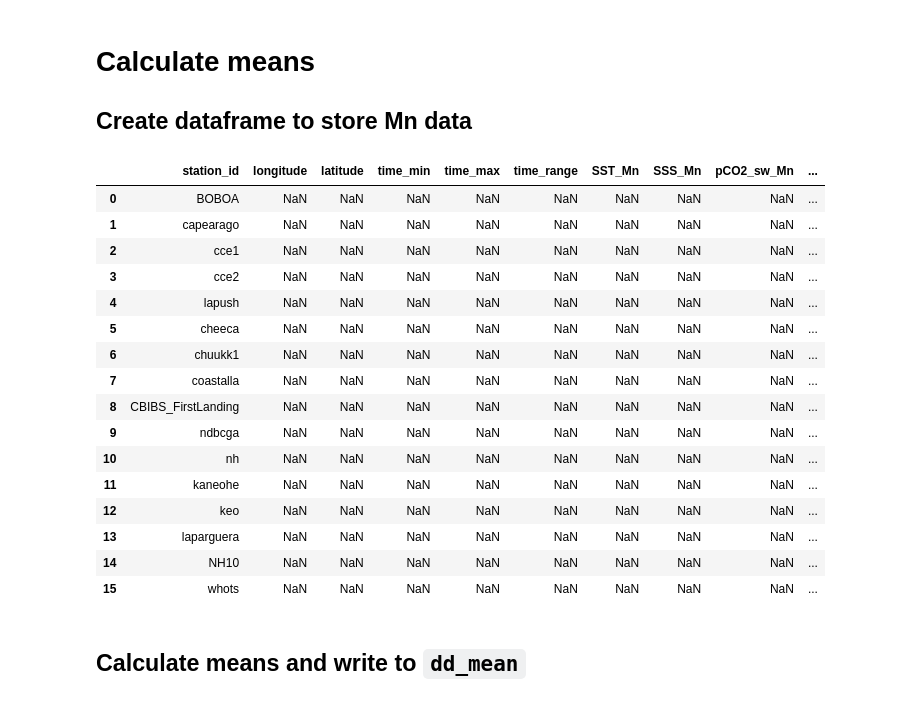
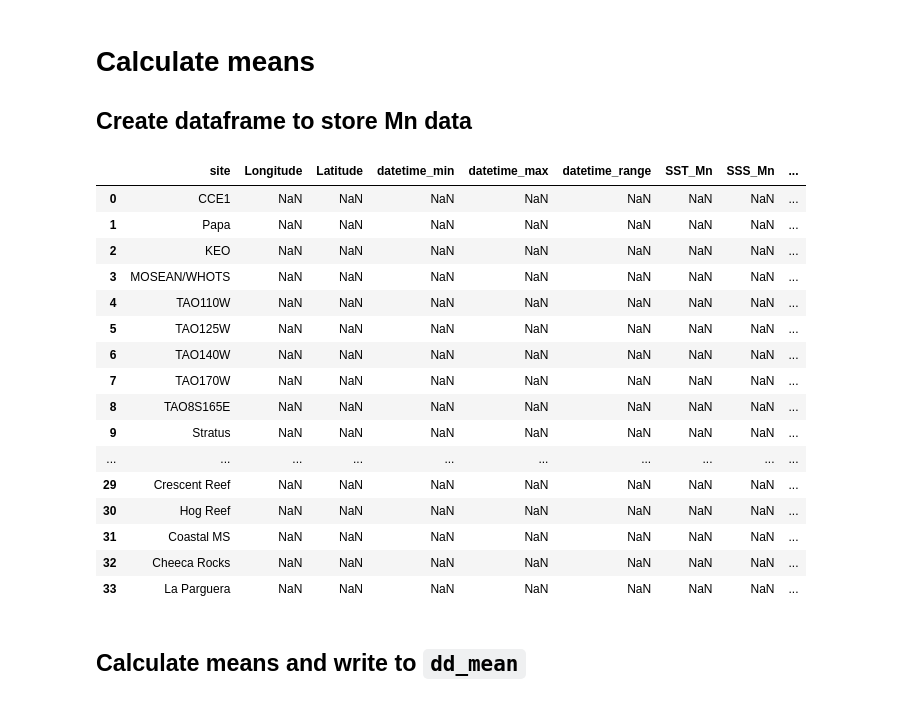
Before and after one commit to abby-baskind/YoE, a Jupyter notebook: buoy_analysis.ipynb, the cells around one changed output. Cells and saved outputs as stored; diff of their text form; code cells hidden in the pictures.

```diff
--- a/buoy_analysis.ipynb
+++ b/buoy_analysis.ipynb
@@ -82,0 +58,3 @@ df
+# %%
+df = pd.read_csv('/Users/akbaskind/Desktop/YoE/allbuoys.csv')
+df.head()
@@ -86,17 +75,12 @@ i.e. convert longitude strings to longitude numerics
 # %%
-df['longitude'] = pd.to_numeric(df['longitude'])
-df['latitude'] = pd.to_numeric(df['latitude'])
-df['pCO2_air'] = pd.to_numeric(df['pCO2_air'])
-df['xCO2_air'] = pd.to_numeric(df['xCO2_air'])
+df['Longitude'] = pd.to_numeric(df['Longitude'])
+df['Latitude'] = pd.to_numeric(df['Latitude'])
 df['pCO2_sw'] = pd.to_numeric(df['pCO2_sw'])
 df['pH_sw'] = pd.to_numeric(df['pH_sw'])
 df['SST'] = pd.to_numeric(df['SST'])
 df['SSS'] = pd.to_numeric(df['SSS'])
-df['DOXY'] = pd.to_numeric(df['DOXY'])
-df['CHL'] = pd.to_numeric(df['CHL'])
-df['NTU'] = pd.to_numeric(df['NTU'])
 df['fCO2'] = pd.to_numeric(df['fCO2'])
 df['OmegaAr'] = pd.to_numeric(df['OmegaAr'])
-df["time"] = pd.to_datetime(df["time"])
+df["datetime"] = pd.to_datetime(df["datetime"])
 df.head()
 # %% [output]
@@ -108,0 +95,4 @@ df.head()
+# %%
+df['fCO2_detrended'] = (df['fCO2'] -  1.89 * (df['datetime'].dt.year - 2000)) # * xr.ones_like(df['fCO2'])
+df['ph_detrended'] = (df['pH_sw'] + 0.0018 * (df['datetime'].dt.year - 2000)) # * xr.ones_like(df['pH_sw'])
+df['OmegaAr_detrended'] = (df['OmegaAr'] + 0.0078 * (df['datetime'].dt.year - 2000)) # * xr.ones_like(df['OmegaAr'])
@@ -182,42 +195,40 @@ d2g.upload(dd, spreadsheet_key, wks_name, credentials=credentials, row_names=Fal
 # Calculate means
 ## Create dataframe to store Mn data
 # %%
-dat = np.zeros(len(df['station_id'].unique()))
+dat = np.zeros(len(df['site'].unique()))
 dat[:] = np.nan
-data = {df.keys()[0]: df['station_id'].unique(),
-        df.keys()[1]: dat,              # lon
-        df.keys()[2]: dat,              # lat
-        df.keys()[3] + '_min': dat,     # time min
-        df.keys()[3] + '_max': dat,     # time max
-        df.keys()[3] + '_range': dat,   # time range
-        df.keys()[4] + '_Mn': dat,      # SST Mn
-        df.keys()[5] + '_Mn': dat,      # SSS Mn
-        df.keys()[6] + '_Mn': dat,      # pCO2_sw Mn
-        df.keys()[7] + '_Mn': dat,      # pCO2_air Mn
-        df.keys()[8] + '_Mn': dat,      # xCO2 Mn
-        df.keys()[9] + '_Mn': dat,      # pH Mn
-        df.keys()[13] + '_Mn': dat,     # fCO2 Mn
-        df.keys()[14] + '_Mn': dat}     # OmegaAr Mn
+data = {df.keys()[1]: df['site'].unique(),
+        df.keys()[4]: dat,              # lon
+        df.keys()[3]: dat,              # lat
+        df.keys()[2] + '_min': dat,    # time min
+        df.keys()[2] + '_max': dat,    # time max
+        df.keys()[2] + '_range': dat,  # time range
+        df.keys()[6] + '_Mn': dat,     # SST Std
+        df.keys()[5] + '_Mn': dat,     # SSS Std
+        df.keys()[7] + '_Mn': dat,     # pCO2_sw Std
+        df.keys()[12] + '_Mn': dat,     # pH Std
+        df.keys()[11] + '_Mn': dat,     # fCO2 Std
+        df.keys()[13] + '_Mn': dat}     # OmegaAr Std
 dd_mean = pd.DataFrame(data)
 dd_mean
 # %% [output]
-|  | station_id | longitude | latitude | time_min | time_max | time_range | SST_Mn | SSS_Mn | pCO2_sw_Mn | ... |
-| 0 | BOBOA | NaN | NaN | NaN | NaN | NaN | NaN | NaN | NaN | ... |
-| 1 | capearago | NaN | NaN | NaN | NaN | NaN | NaN | NaN | NaN | ... |
-| 2 | cce1 | NaN | NaN | NaN | NaN | NaN | NaN | NaN | NaN | ... |
-| 3 | cce2 | NaN | NaN | NaN | NaN | NaN | NaN | NaN | NaN | ... |
-| 4 | lapush | NaN | NaN | NaN | NaN | NaN | NaN | NaN | NaN | ... |
-| 5 | cheeca | NaN | NaN | NaN | NaN | NaN | NaN | NaN | NaN | ... |
-| 6 | chuukk1 | NaN | NaN | NaN | NaN | NaN | NaN | NaN | NaN | ... |
-| 7 | coastalla | NaN | NaN | NaN | NaN | NaN | NaN | NaN | NaN | ... |
-| 8 | CBIBS_FirstLanding | NaN | NaN | NaN | NaN | NaN | NaN | NaN | NaN | ... |
-| 9 | ndbcga | NaN | NaN | NaN | NaN | NaN | NaN | NaN | NaN | ... |
-| 10 | nh | NaN | NaN | NaN | NaN | NaN | NaN | NaN | NaN | ... |
-| 11 | kaneohe | NaN | NaN | NaN | NaN | NaN | NaN | NaN | NaN | ... |
-| 12 | keo | NaN | NaN | NaN | NaN | NaN | NaN | NaN | NaN | ... |
-| 13 | laparguera | NaN | NaN | NaN | NaN | NaN | NaN | NaN | NaN | ... |
-| 14 | NH10 | NaN | NaN | NaN | NaN | NaN | NaN | NaN | NaN | ... |
-| 15 | whots | NaN | NaN | NaN | NaN | NaN | NaN | NaN | NaN | ... |
+|  | site | Longitude | Latitude | datetime_min | datetime_max | datetime_range | SST_Mn | SSS_Mn | ... |
+| 0 | CCE1 | NaN | NaN | NaN | NaN | NaN | NaN | NaN | ... |
+| 1 | Papa | NaN | NaN | NaN | NaN | NaN | NaN | NaN | ... |
+| 2 | KEO | NaN | NaN | NaN | NaN | NaN | NaN | NaN | ... |
+| 3 | MOSEAN/WHOTS | NaN | NaN | NaN | NaN | NaN | NaN | NaN | ... |
+| 4 | TAO110W | NaN | NaN | NaN | NaN | NaN | NaN | NaN | ... |
+| 5 | TAO125W | NaN | NaN | NaN | NaN | NaN | NaN | NaN | ... |
+| 6 | TAO140W | NaN | NaN | NaN | NaN | NaN | NaN | NaN | ... |
+| 7 | TAO170W | NaN | NaN | NaN | NaN | NaN | NaN | NaN | ... |
+| 8 | TAO8S165E | NaN | NaN | NaN | NaN | NaN | NaN | NaN | ... |
+| 9 | Stratus | NaN | NaN | NaN | NaN | NaN | NaN | NaN | ... |
+| ... | ... | ... | ... | ... | ... | ... | ... | ... | ... |
+| 29 | Crescent Reef | NaN | NaN | NaN | NaN | NaN | NaN | NaN | ... |
+| 30 | Hog Reef | NaN | NaN | NaN | NaN | NaN | NaN | NaN | ... |
+| 31 | Coastal MS | NaN | NaN | NaN | NaN | NaN | NaN | NaN | ... |
+| 32 | Cheeca Rocks | NaN | NaN | NaN | NaN | NaN | NaN | NaN | ... |
+| 33 | La Parguera | NaN | NaN | NaN | NaN | NaN | NaN | NaN | ... |
 # %% [markdown]
 ## Calculate means and write to `dd_mean`
 # %%
```
Also changed, not shown: parts of 28 cells of this notebook, 3 other files.
